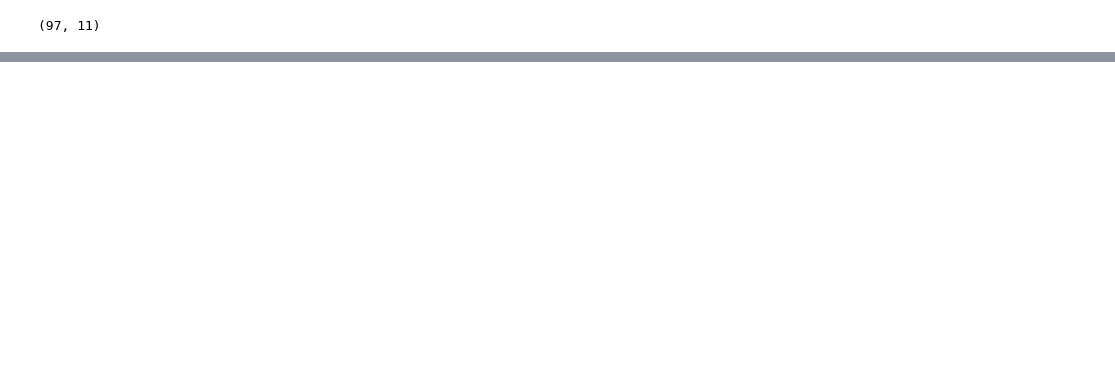
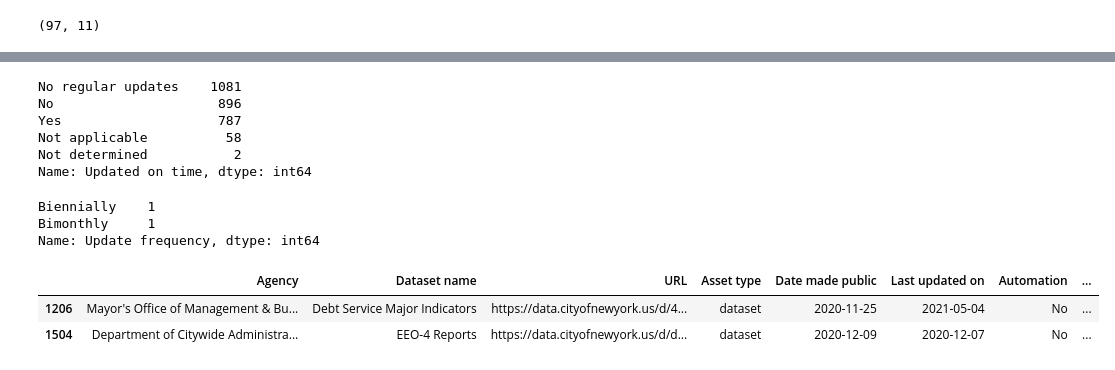
Before and after one commit to MODA-NYC/OpenDataDashboard_v3, a Jupyter notebook: local/dashboard.ipynb, the cells around one changed output, grey strips where cells are left out. Saved outputs shown, nothing was run; the diff lists cells and outputs as text; code cells hidden in the pictures; blank space fills up the shorter version.

```diff
--- a/local/dashboard.ipynb
+++ b/local/dashboard.ipynb
@@ -674,6 +681,27 @@ all_datasets_df.rename(columns={
     'release_status':'Open Data Plan Release Status',
     'dataset_description':'Description'
 },inplace=True)
+# %%
+all_datasets_df['Updated on time'].value_counts(dropna=False)
+# %% [output]
+No regular updates    1081
+No                     896
+Yes                    787
+Not applicable          58
+Not determined           2
+Name: Updated on time, dtype: int64
+# %%
+all_datasets_df[all_datasets_df['Updated on time']=='Not determined']['Update frequency'].value_counts(dropna=False)
+# %% [output]
+Biennially    1
+Bimonthly     1
+Name: Update frequency, dtype: int64
+# %%
+all_datasets_df[all_datasets_df['Update frequency'].isin(['Biennially','Bimonthly '])]
+# %% [output]
+|  | Agency | Dataset name | URL | Asset type | Date made public | Last updated on | Automation | ... |
+| 1206 | Mayor's Office of Management & Bu... | Debt Service Major Indicators | https://data.cityofnewyork.us/d/4... | dataset | 2020-11-25 | 2021-05-04 | No | ... |
+| 1504 | Department of Citywide Administra... | EEO-4 Reports | https://data.cityofnewyork.us/d/d... | dataset | 2020-12-09 | 2020-12-07 | No | ... |
 # %%
 # all_datasets_df.rename(columns={
 #  'datasetinformation_agency':'agency',
```
Also changed, not shown: parts of 28 cells of this notebook, 1 other file.
